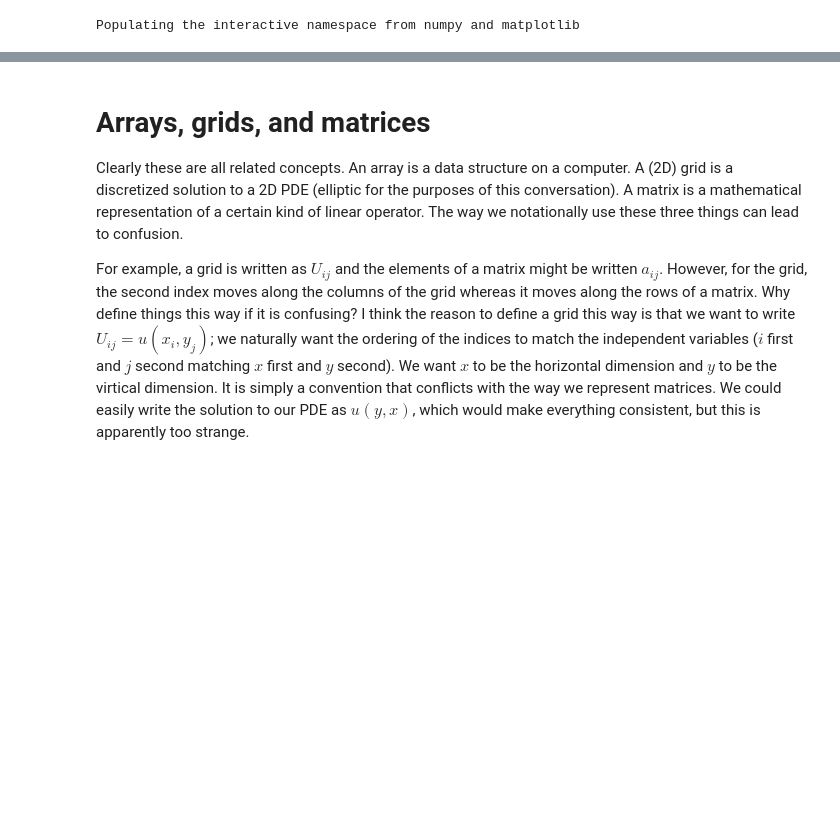
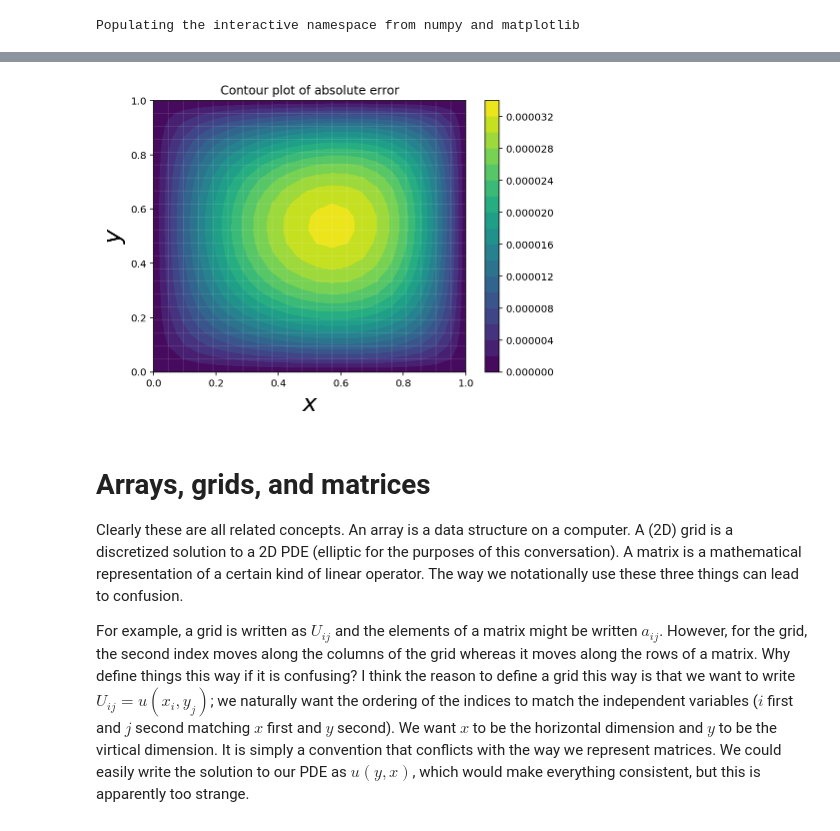
Before and after one commit to newby-jay/MATH536-Winter2021-JupyterNotebooks, a Jupyter notebook: Week 4.ipynb, the cells around one changed output, grey strips where cells are left out. Drawn from its saved outputs; the diff is of its cells as text; code cells hidden in the pictures; blank space fills up the shorter version.

```diff
--- a/Week 4.ipynb
+++ b/Week 4.ipynb
@@ -7,3 +101,22 @@ Populating the interactive namespace from numpy and matplotlib
+# %%
+# plot error
+fig = figure(1, [7, 5])
+
+# plot grid:
+plot(X, Y, 'w', lw=0.1)
+plot(X.T, Y.T, 'w', lw=0.1)
+
+# plot solution:
+contourf(X, Y, err, 20)
+colorbar()
+
+xlim(a, b)
+ylim(a, b)
+xlabel(r'$x$', fontsize=24)
+ylabel(r'$y$', fontsize=24);
+title('Contour plot of absolute error');
+# %% [output]
+[figure, added]
 # %% [markdown]
 # Arrays, grids, and matrices
 Clearly these are all related concepts. An array is a data structure on a computer. A (2D) grid is a discretized solution to a 2D PDE (elliptic for the purposes of this conversation). A matrix is a mathematical representation of a certain kind of linear operator. The way we notationally use these three things can lead to confusion.
```
Also changed, not shown: parts of 3 cells of this notebook.
